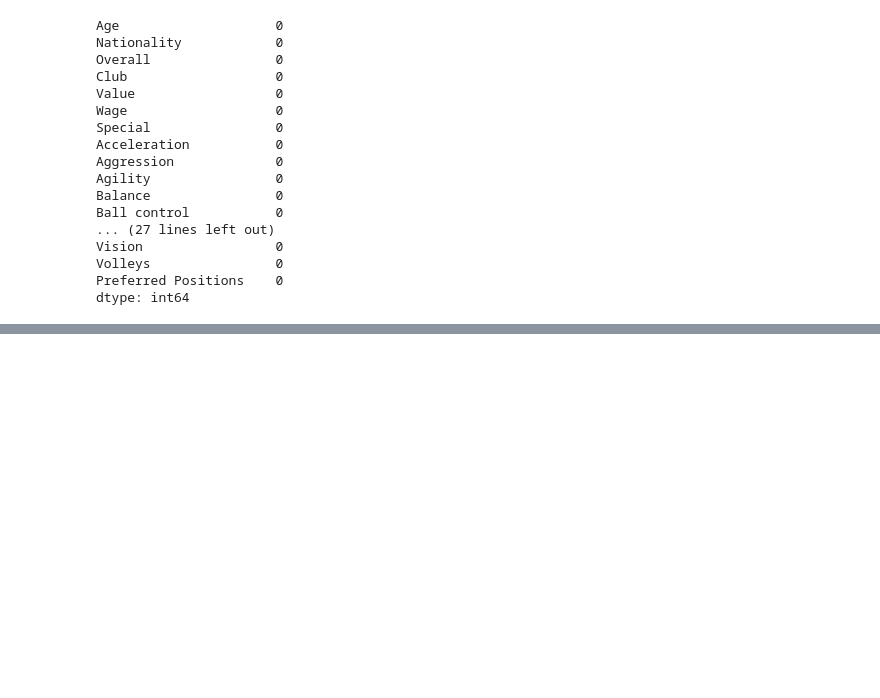
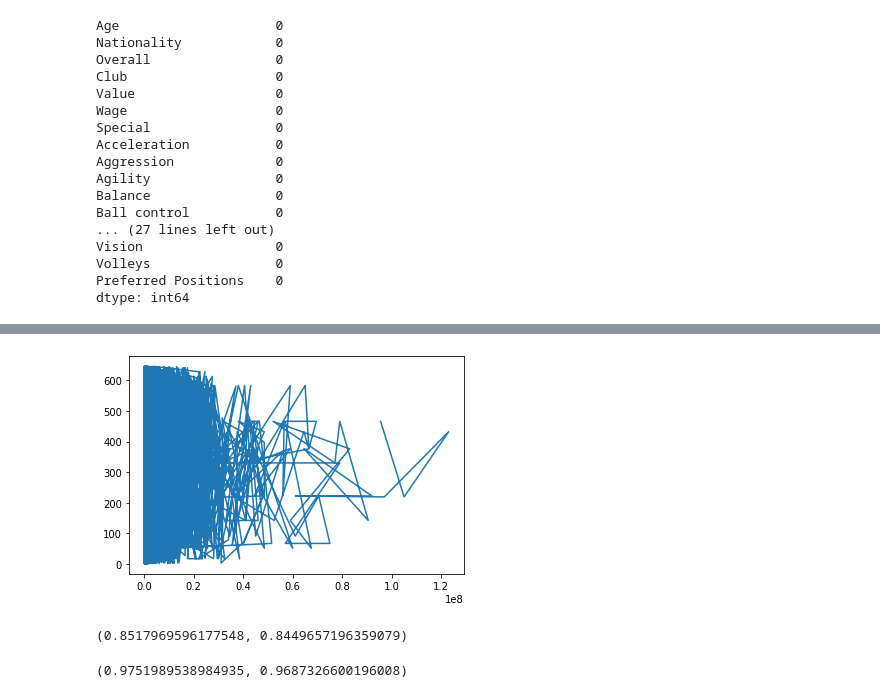
Before and after one commit to tamer017/football-players-ratings-and-salaries, a Jupyter notebook: football_players'_ratings_and_salaries.ipynb, the cells around one changed output, grey strips where cells are left out. Cells and saved outputs as stored; diff of their text form; code cells hidden in the pictures; blank space fills up the shorter version.

```diff
--- a/football_players'_ratings_and_salaries.ipynb
+++ b/football_players'_ratings_and_salaries.ipynb
@@ -72,6 +76,9 @@ Volleys                0
 Preferred Positions    0
 dtype: int64
 # %%
+# sum of the rating features are written in format that contains + or - signs
+#we need to convert them in to int64 format
+print("before conversion",list(data.iloc[306,:]))
 columns_to_convert=['Acceleration', 'Aggression', 'Agility', 'Balance', 'Ball control',
        'Composure', 'Crossing', 'Curve', 'Dribbling', 'Finishing',
        'Free kick accuracy', 'GK diving', 'GK handling', 'GK kicking',
@@ -80,7 +87,17 @@ columns_to_convert=['Acceleration', 'Aggression', 'Agility', 'Balance', 'Ball co
        'Positioning', 'Reactions', 'Short passing', 'Shot power',
        'Sliding tackle', 'Sprint speed', 'Stamina', 'Standing tackle',
        'Strength', 'Vision', 'Volleys']
+def get_rate(x):
+  try:
+    return int(x)
+  except:
+    rates=x.split("+")
+    if len(rates)==1:
+      rates=x.split("-")
+      return (int(rates[0])-int(rates[1]))
+
+    return (int(rates[0])+int(rates[1]))
 for col in columns_to_convert:
-  data[col]=pd.to_numeric(data[col])
-# .astype(int)
+  data[col]=data[col].apply(lambda x:get_rate(x))
+print("after conversion",list(data.iloc[306,:]))
 # %% [output]
@@ -113,0 +126,17 @@ Name: 309, dtype: object
+# %%
+# convert the money amount from M and K to number
+money_columns =["Value","Wage"]
+def get_money_amount(x):
+  if x[-1]=='M':
+    return float(x[1:-1])*1000000
+  if x[-1]=='K':
+    return float(x[1:-1])*1000
+  return float(x[1:])
+for col in money_columns:
+  data[col]=data[col].apply(lambda x:get_money_amount(x))
+# %%
+le = preprocessing.LabelEncoder()
+# get the remaining categorical features to encode them
+catigorical_columns=data.select_dtypes(include="object").columns
+for col in catigorical_columns:
+  data[col]=le.fit_transform(data[col])
@@ -113,0 +153,21 @@ Name: 309, dtype: object
+# %%
+plt.plot(data["Value"].values,data["Club"].values)
+plt.show()
+# %% [output]
+[figure, added]
+# %%
+y=data["Overall"]
+X=data.drop(["Overall","Value","Wage"],axis=1)
+X_train, X_test, y_train, y_test = train_test_split(X, y, test_size=0.33, random_state=42)
+reg = LinearRegression().fit(X_train, y_train)
+reg.score(X_train, y_train),reg.score(X_test, y_test)
+# %% [output]
+(0.8517969596177548, 0.8449657196359079)
+# %%
+poly = PolynomialFeatures(2)
+poly_features=poly.fit_transform(X_train)
+pol_reg = LinearRegression().fit(poly_features, y_train)
+poly_features_test=poly.transform(X_test)
+pol_reg.score(poly_features, y_train),pol_reg.score(poly_features_test, y_test)
+# %% [output]
+(0.9751989538984935, 0.9687326600196008)
```
Also changed, not shown: parts of 5 cells of this notebook.
